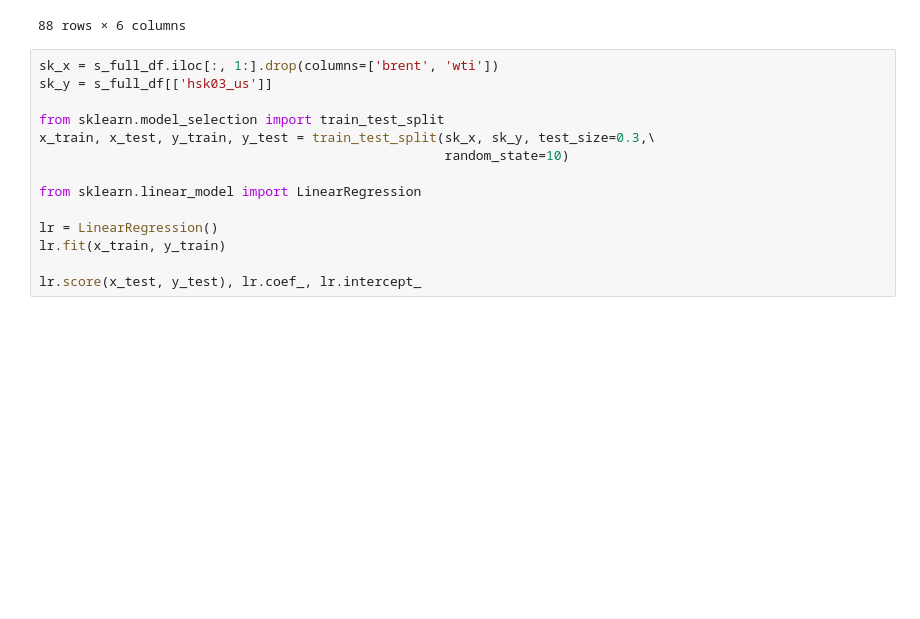
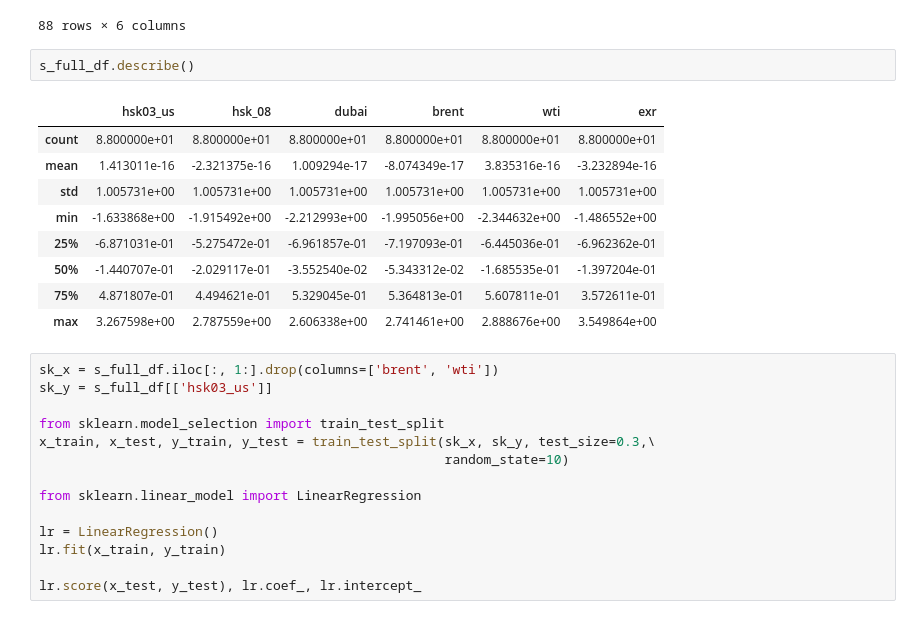
Before and after one commit to crpAsian/termp, a Jupyter notebook: car.ipynb, the cells around one changed output. Drawn from its saved outputs; the diff is of its cells as text; blank space fills up the shorter version.

```diff
--- a/car.ipynb
+++ b/car.ipynb
@@ -220,6 +232,18 @@ s_full_df
 | 86 | -0.374727 | -1.532729 | -1.772985 | -1.635399 | -1.598548 | 0.621283 |
 | 87 | -0.322447 | -1.281273 | -1.877280 | -1.718798 | -1.536374 | 0.401894 |
 88 rows × 6 columns
+# %%
+s_full_df.describe()
+# %% [output]
+|  | hsk03_us | hsk_08 | dubai | brent | wti | exr |
+| count | 8.800000e+01 | 8.800000e+01 | 8.800000e+01 | 8.800000e+01 | 8.800000e+01 | 8.800000e+01 |
+| mean | 1.413011e-16 | -2.321375e-16 | 1.009294e-17 | -8.074349e-17 | 3.835316e-16 | -3.232894e-16 |
+| std | 1.005731e+00 | 1.005731e+00 | 1.005731e+00 | 1.005731e+00 | 1.005731e+00 | 1.005731e+00 |
+| min | -1.633868e+00 | -1.915492e+00 | -2.212993e+00 | -1.995056e+00 | -2.344632e+00 | -1.486552e+00 |
+| 25% | -6.871031e-01 | -5.275472e-01 | -6.961857e-01 | -7.197093e-01 | -6.445036e-01 | -6.962362e-01 |
+| 50% | -1.440707e-01 | -2.029117e-01 | -3.552540e-02 | -5.343312e-02 | -1.685535e-01 | -1.397204e-01 |
+| 75% | 4.871807e-01 | 4.494621e-01 | 5.329045e-01 | 5.364813e-01 | 5.607811e-01 | 3.572611e-01 |
+| max | 3.267598e+00 | 2.787559e+00 | 2.606338e+00 | 2.741461e+00 | 2.888676e+00 | 3.549864e+00 |
 # %%
 sk_x = s_full_df.iloc[:, 1:].drop(columns=['brent', 'wti'])
 sk_y = s_full_df[['hsk03_us']]
```
Also changed, not shown: parts of 10 cells of this notebook.
